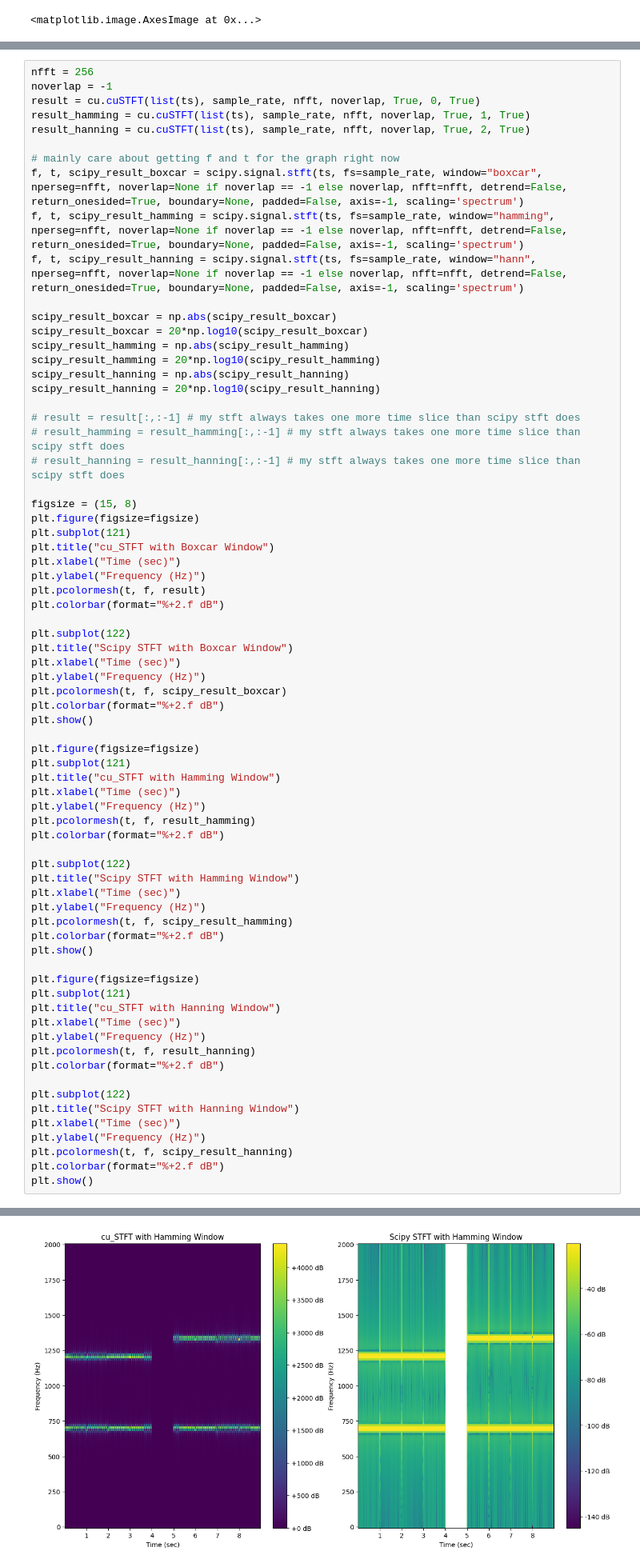
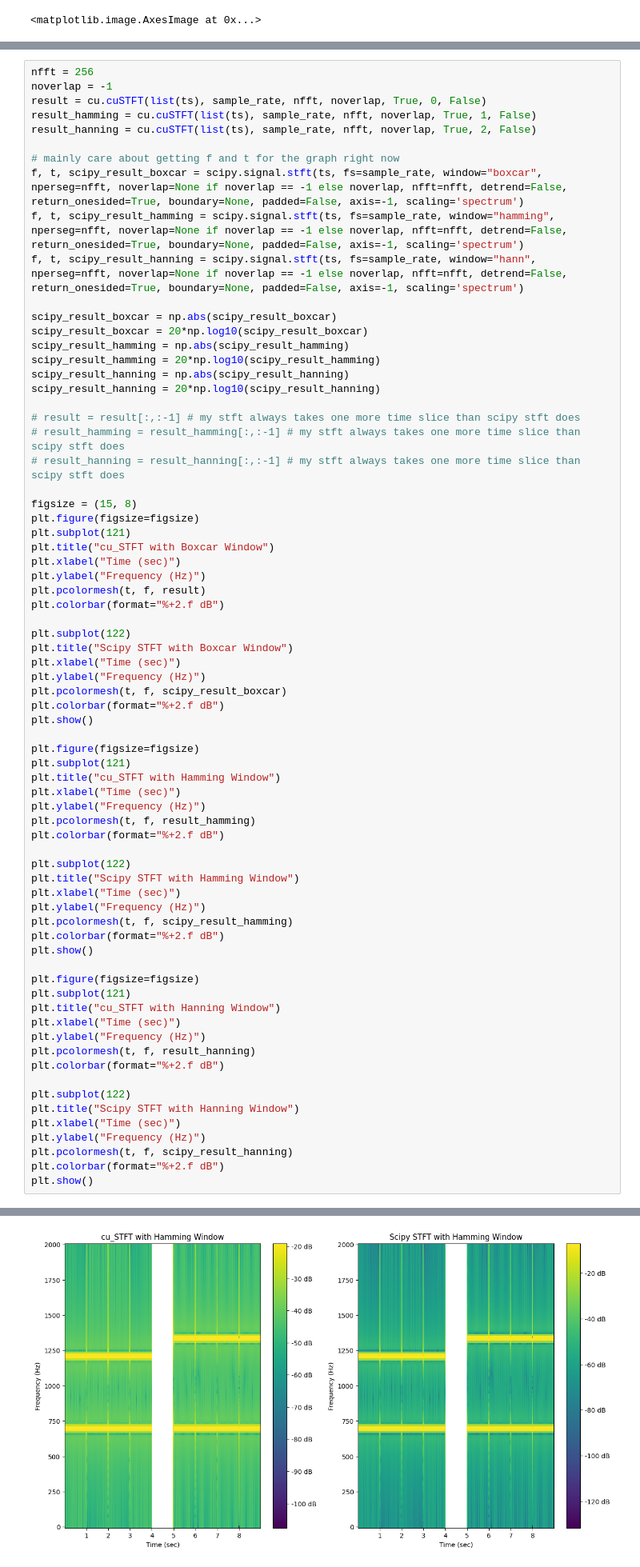
Before and after one commit to jorgejc2/MusicClassification, a Jupyter notebook: stft_introduction.ipynb, the cells around one changed output, grey strips where cells are left out. Shown at 80% size. Drawn from its saved outputs; the diff is of its cells as text.

```diff
--- a/stft_introduction.ipynb
+++ b/stft_introduction.ipynb
@@ -340,9 +340,9 @@ The results above show that my cuFFT GPU code matches the output of Numpy's FFT
 # %%
 nfft = 256
 noverlap = -1
-result = cu.cuSTFT(list(ts), sample_rate, nfft, noverlap, True, 0, True)
-result_hamming = cu.cuSTFT(list(ts), sample_rate, nfft, noverlap, True, 1, True)
-result_hanning = cu.cuSTFT(list(ts), sample_rate, nfft, noverlap, True, 2, True)
+result = cu.cuSTFT(list(ts), sample_rate, nfft, noverlap, True, 0, False)
+result_hamming = cu.cuSTFT(list(ts), sample_rate, nfft, noverlap, True, 1, False)
+result_hanning = cu.cuSTFT(list(ts), sample_rate, nfft, noverlap, True, 2, False)
 
 # mainly care about getting f and t for the graph right now
 f, t, scipy_result_boxcar = scipy.signal.stft(ts, fs=sample_rate, window="boxcar", nperseg=nfft, noverlap=None if noverlap == -1 else noverlap, nfft=nfft, detrend=False, return_onesided=True, boundary=None, padded=False, axis=-1, scaling='spectrum')
@@ -413 +413 @@ plt.show()
-[figure, old version]
+[figure, new version]
```
Also changed, not shown: parts of 2 cells of this notebook, 3 other files.
